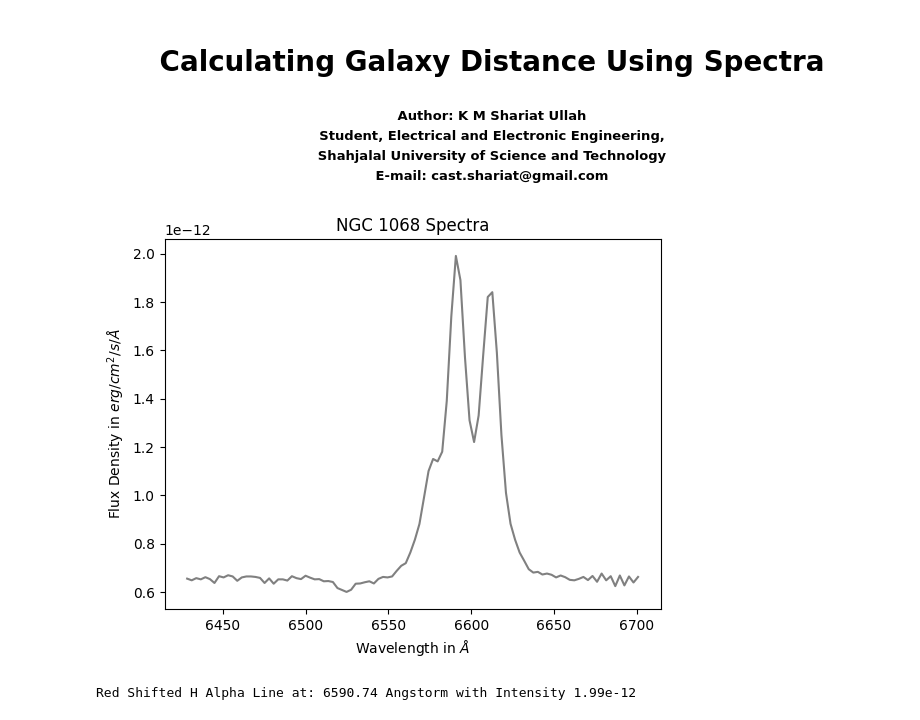
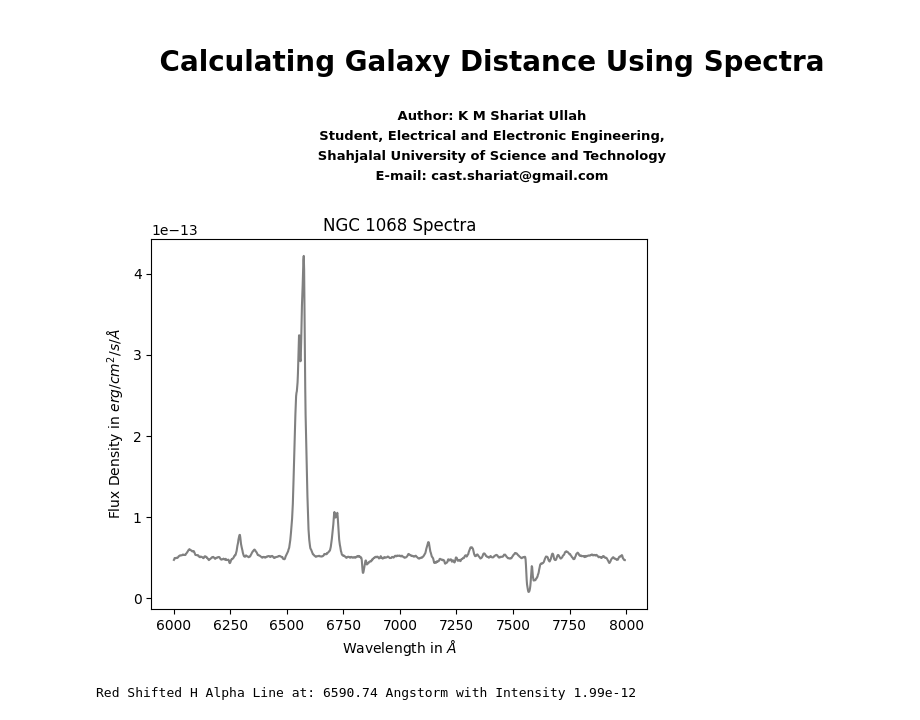
Before and after one commit to camsustResearchProject/Astronomy-Project-for-Amateurs, a Jupyter notebook: 11thCommitteeProjects/Project_1/NGC_1068.ipynb, the cells around one changed output. Cells and saved outputs as stored; diff of their text form; code cells hidden in the pictures.

```diff
--- a/11thCommitteeProjects/Project_1/NGC_1068.ipynb
+++ b/11thCommitteeProjects/Project_1/NGC_1068.ipynb
@@ -14,18 +14,18 @@ from scipy.signal import find_peaks
 # %%
 # load dataset
 data = pd.read_csv('NGC_1068.csv')
 
 # slicing to get the H alpha line
-wave = data.wavelength[1000:1100]
-intensity = data.intensity[1000:1100]
+wave = data.wavelength
+intensity = data.intensity
 
 plt.plot(wave, intensity, color='gray')
 plt.title('NGC 1068 Spectra')
 plt.xlabel('Wavelength in $\\AA$')
 plt.ylabel('Flux Density in $erg/cm^2/s/\\AA$')
 plt.show()
 # %% [output]
-[figure, old version]
+[figure, new version]
 # %%
 # finding the red shifted wavelenght at which H alpha line peaks
 
```
